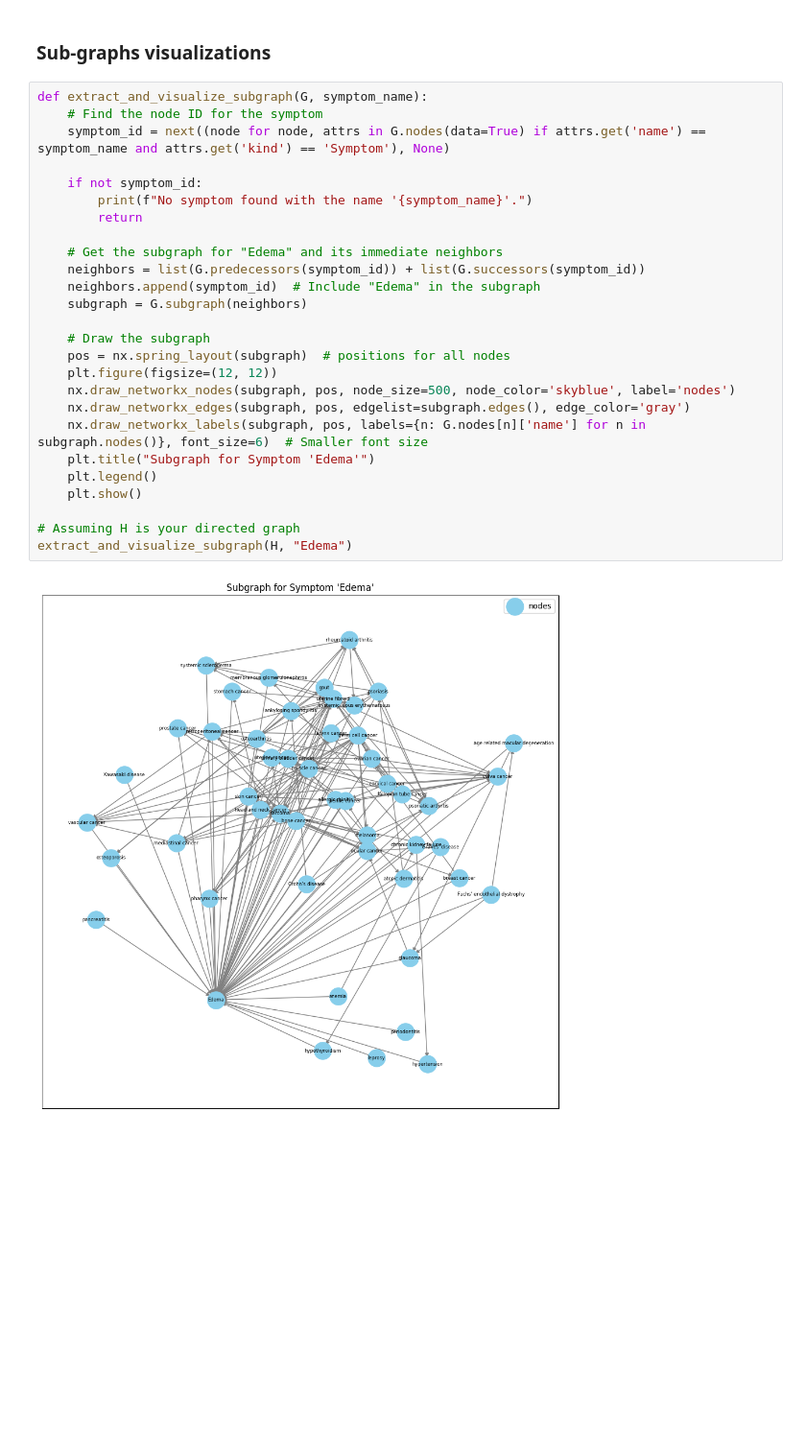
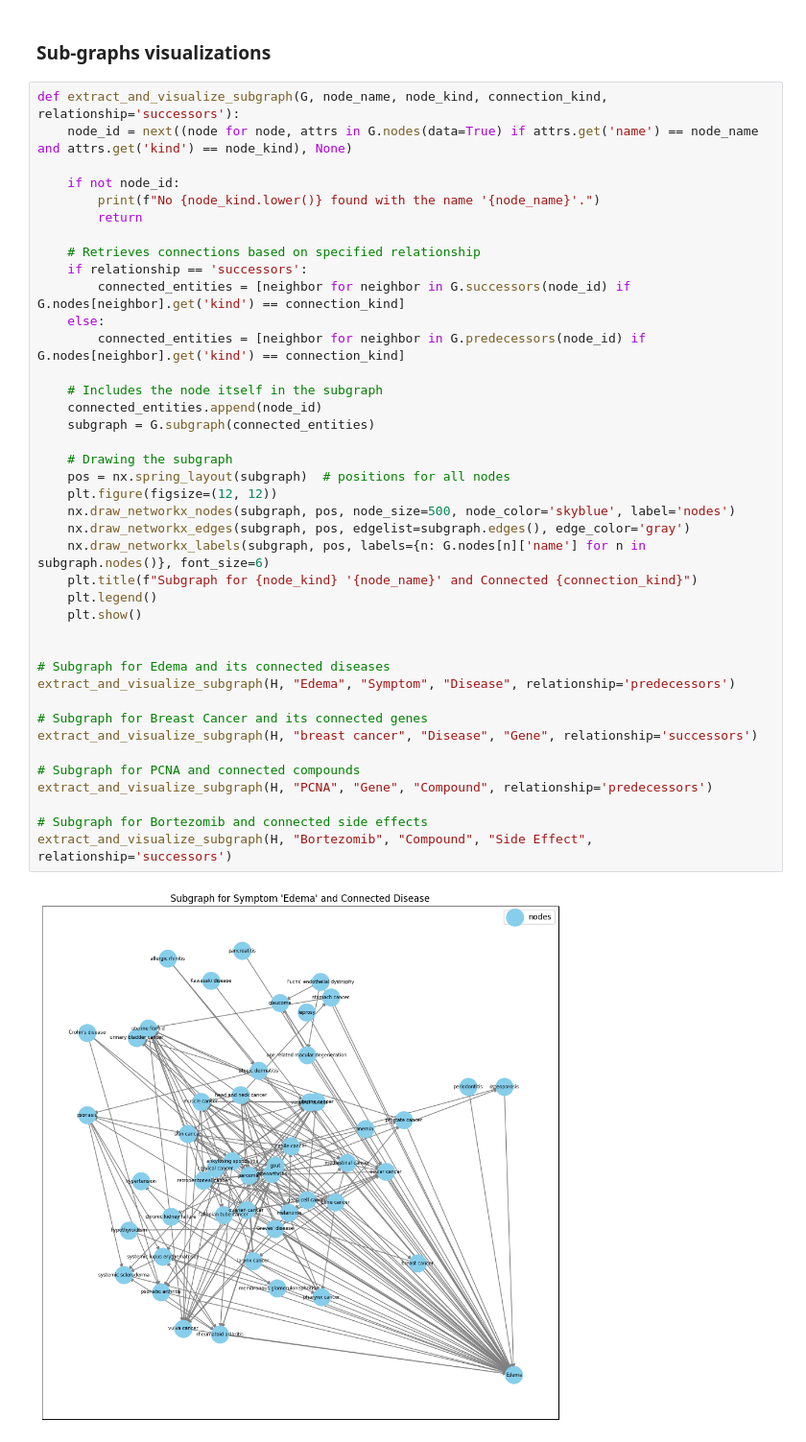
Before and after one commit to MatteoFerraresi/ac4da_project, a Jupyter notebook: script.ipynb, the cells around one changed output. Shown at 96% size. Cells and saved outputs as stored; diff of their text form; blank space fills up the shorter version.

```diff
--- a/script.ipynb
+++ b/script.ipynb
@@ -624,30 +623,44 @@ Vomiting: Total Connections = 856
 # %% [markdown]
 ### Sub-graphs visualizations
 # %%
-def extract_and_visualize_subgraph(G, symptom_name):
-    # Find the node ID for the symptom
-    symptom_id = next((node for node, attrs in G.nodes(data=True) if attrs.get('name') == symptom_name and attrs.get('kind') == 'Symptom'), None)
+def extract_and_visualize_subgraph(G, node_name, node_kind, connection_kind, relationship='successors'):
+    node_id = next((node for node, attrs in G.nodes(data=True) if attrs.get('name') == node_name and attrs.get('kind') == node_kind), None)
 
-    if not symptom_id:
-        print(f"No symptom found with the name '{symptom_name}'.")
+    if not node_id:
+        print(f"No {node_kind.lower()} found with the name '{node_name}'.")
         return
 
-    # Get the subgraph for "Edema" and its immediate neighbors
-    neighbors = list(G.predecessors(symptom_id)) + list(G.successors(symptom_id))
-    neighbors.append(symptom_id)  # Include "Edema" in the subgraph
-    subgraph = G.subgraph(neighbors)
+    # Retrieves connections based on specified relationship
+    if relationship == 'successors':
+        connected_entities = [neighbor for neighbor in G.successors(node_id) if G.nodes[neighbor].get('kind') == connection_kind]
+    else:
+        connected_entities = [neighbor for neighbor in G.predecessors(node_id) if G.nodes[neighbor].get('kind') == connection_kind]
 
-    # Draw the subgraph
+    # Includes the node itself in the subgraph
+    connected_entities.append(node_id)
+    subgraph = G.subgraph(connected_entities)
+
+    # Drawing the subgraph
     pos = nx.spring_layout(subgraph)  # positions for all nodes
     plt.figure(figsize=(12, 12))
     nx.draw_networkx_nodes(subgraph, pos, node_size=500, node_color='skyblue', label='nodes')
     nx.draw_networkx_edges(subgraph, pos, edgelist=subgraph.edges(), edge_color='gray')
-    nx.draw_networkx_labels(subgraph, pos, labels={n: G.nodes[n]['name'] for n in subgraph.nodes()}, font_size=6)  # Smaller font size
-    plt.title("Subgraph for Symptom 'Edema'")
+    nx.draw_networkx_labels(subgraph, pos, labels={n: G.nodes[n]['name'] for n in subgraph.nodes()}, font_size=6)
+    plt.title(f"Subgraph for {node_kind} '{node_name}' and Connected {connection_kind}")
     plt.legend()
     plt.show()
 
-# Assuming H is your directed graph
-extract_and_visualize_subgraph(H, "Edema")
+
+# Subgraph for Edema and its connected diseases
+extract_and_visualize_subgraph(H, "Edema", "Symptom", "Disease", relationship='predecessors')
+
+# Subgraph for Breast Cancer and its connected genes
+extract_and_visualize_subgraph(H, "breast cancer", "Disease", "Gene", relationship='successors')
+
+# Subgraph for PCNA and connected compounds
+extract_and_visualize_subgraph(H, "PCNA", "Gene", "Compound", relationship='predecessors')
+
+# Subgraph for Bortezomib and connected side effects
+extract_and_visualize_subgraph(H, "Bortezomib", "Compound", "Side Effect", relationship='successors')
 # %% [output]
-[figure, old version]
+[figure, new version]
```
Also changed, not shown: parts of 13 cells of this notebook.
